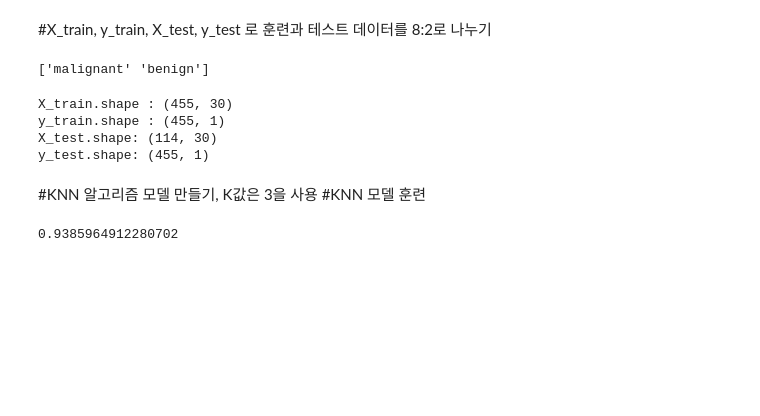
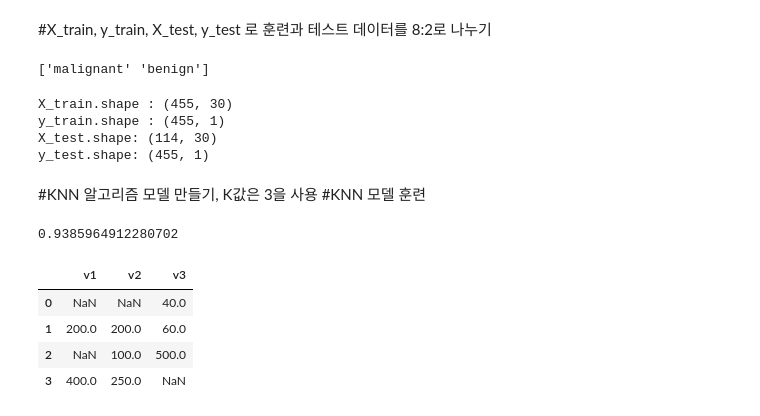
Before and after one commit to 202235402/AI-programming, a Jupyter notebook: 과제 1 (breast_cancer).ipynb, the cells around one changed output. Cells and saved outputs as stored; diff of their text form; code cells hidden in the pictures; blank space fills up the shorter version.

```diff
--- a/과제 1 (breast_cancer).ipynb
+++ b/과제 1 (breast_cancer).ipynb
@@ -71,0 +117,9 @@ print(mymodel.score(X_test, y_test))
+# %%
+df = pd.DataFrame({"v1":[None,200,None,400], "v2":[None,200,100,250], "v3":[40,60,500,None]})
+df
+# %% [output]
+|  | v1 | v2 | v3 |
+| 0 | NaN | NaN | 40.0 |
+| 1 | 200.0 | 200.0 | 60.0 |
+| 2 | NaN | 100.0 | 500.0 |
+| 3 | 400.0 | 250.0 | NaN |
```
Also changed, not shown: parts of 7 cells of this notebook.
